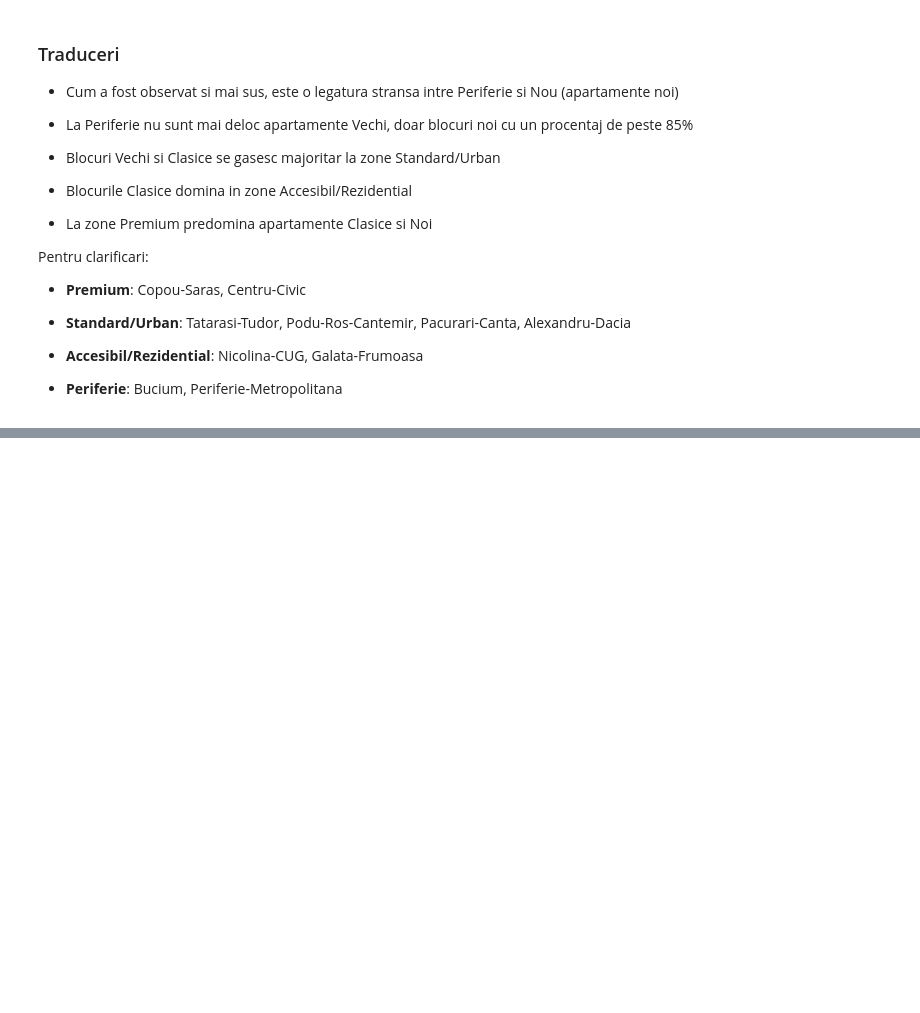
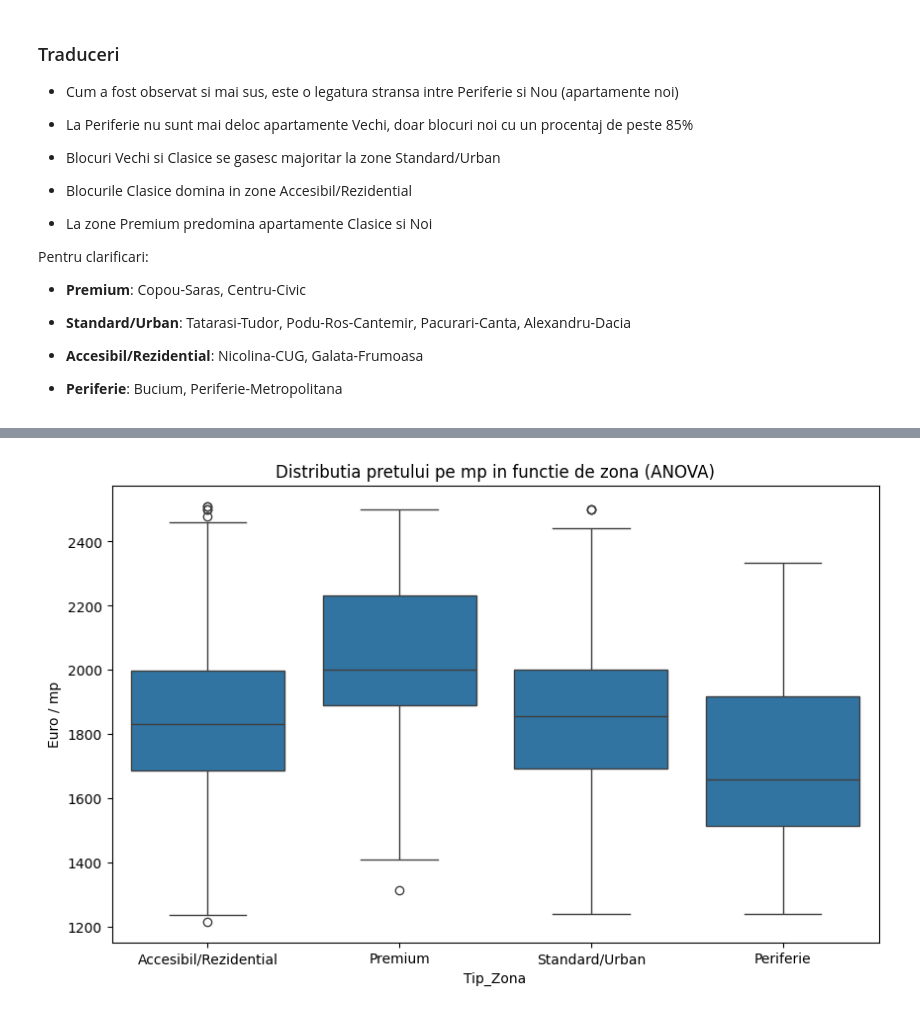
Before and after one commit to BejenaruIoanMatei/iasi-housing-market-analysis, a Jupyter notebook: notebooks/3_exploratory_analysis.ipynb, the cells around one changed output, grey strips where cells are left out. Drawn from its saved outputs; the diff is of its cells as text; code cells hidden in the pictures; blank space fills up the shorter version.

```diff
--- a/notebooks/3_exploratory_analysis.ipynb
+++ b/notebooks/3_exploratory_analysis.ipynb
@@ -286,0 +523,8 @@ Pentru clarificari:
+# %%
+plt.figure(figsize=(10,6))
+sns.boxplot(x='Tip_Zona', y='Pret_mp', data=df)
+plt.title('Distributia pretului pe mp in functie de zona (ANOVA)')
+plt.ylabel('Euro / mp')
+plt.show()
+# %% [output]
+[figure, added]
```
Also changed, not shown: parts of 46 cells of this notebook.
